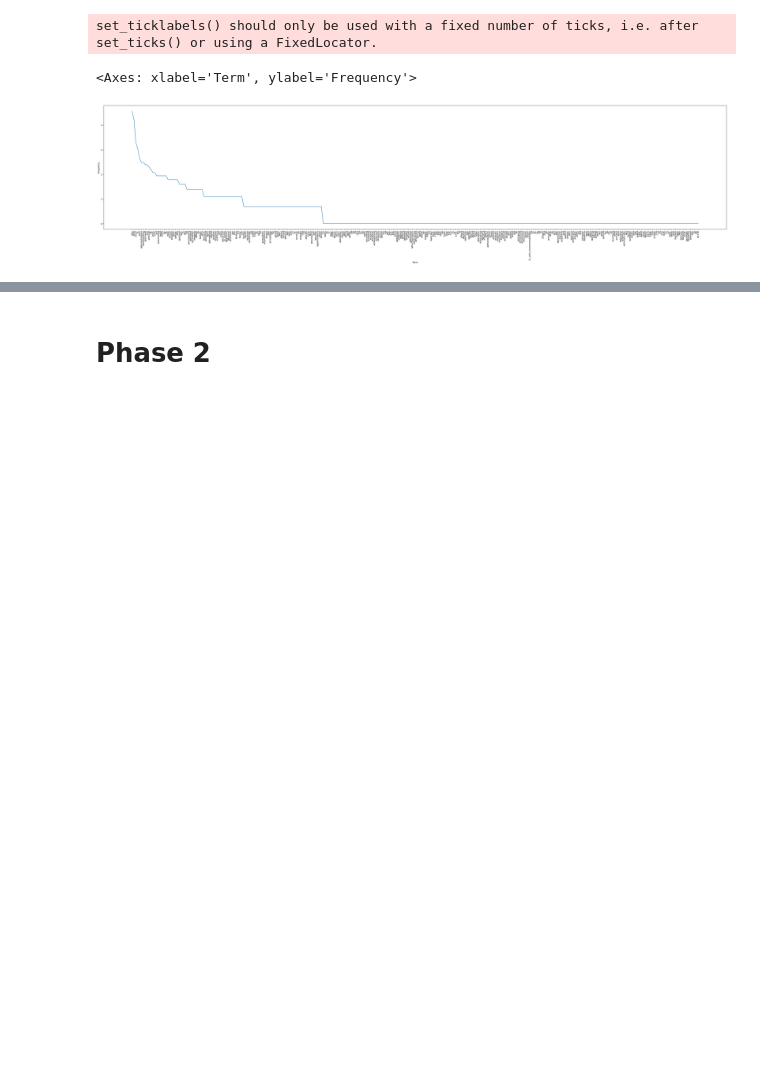
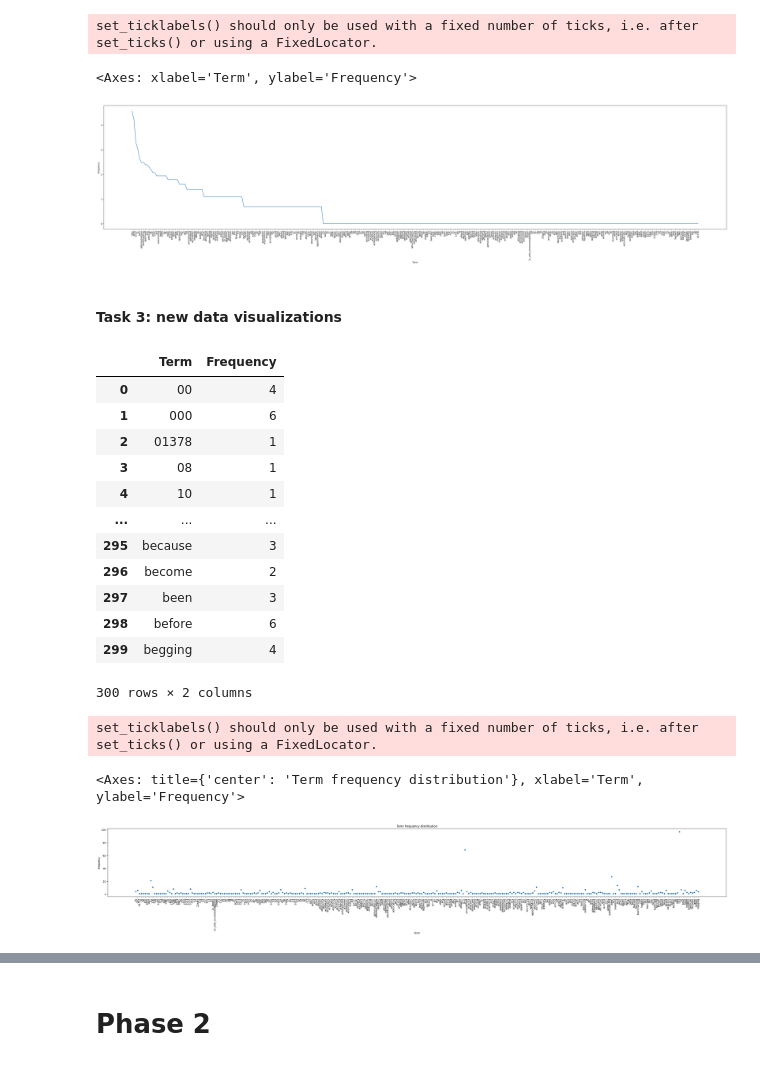
Before and after one commit to jungswork/DM2025-Lab1-Exercise, a Jupyter notebook: DM2025-Lab1-Homework.ipynb, the cells around one changed output, grey strips where cells are left out. Saved outputs shown, nothing was run; the diff lists cells and outputs as text; code cells hidden in the pictures; blank space fills up the shorter version.

Commit message:
add two visualization fiqure

```diff
--- a/DM2025-Lab1-Homework.ipynb
+++ b/DM2025-Lab1-Homework.ipynb
@@ -921,3 +920,40 @@ fig_sorted_freqs_log
 set_ticklabels() should only be used with a fixed number of ticks, i.e. after set_ticks() or using a FixedLocator.
 <Axes: xlabel='Term', ylabel='Frequency'>
 [figure]
+# %% [markdown]
+#### Task 3: new data visualizations
+# %%
+# 1.Using scatterplot to visualize term frequency distribution
+# 設定底圖
+plt.subplots(figsize=(45, 5))
+
+# 使用前述 前 300 筆 的 term frequence datafraame 做繪圖
+display(df_termfreqs_px)
+
+#使用 seaborn 製圖
+fig_scatter = sns.scatterplot(data = df_termfreqs_px,
+                              x="Term",
+                              y="Frequency")
+# 設定 x 軸標籤
+fig_scatter.set_xticklabels(df_termfreqs_px["Term"],
+                            rotation = 90)
+# 設定標題
+fig_scatter.set_title("Term frequency distribution")
+fig_scatter
+# %% [output]
+|  | Term | Frequency |
+| 0 | 00 | 4 |
+| 1 | 000 | 6 |
+| 2 | 01378 | 1 |
+| 3 | 08 | 1 |
+| 4 | 10 | 1 |
+| ... | ... | ... |
+| 295 | because | 3 |
+| 296 | become | 2 |
+| 297 | been | 3 |
+| 298 | before | 6 |
+| 299 | begging | 4 |
+300 rows × 2 columns
+set_ticklabels() should only be used with a fixed number of ticks, i.e. after set_ticks() or using a FixedLocator.
+<Axes: title={'center': 'Term frequency distribution'}, xlabel='Term', ylabel='Frequency'>
+[figure, added]
```
Also changed, not shown: parts of 2 cells of this notebook.
